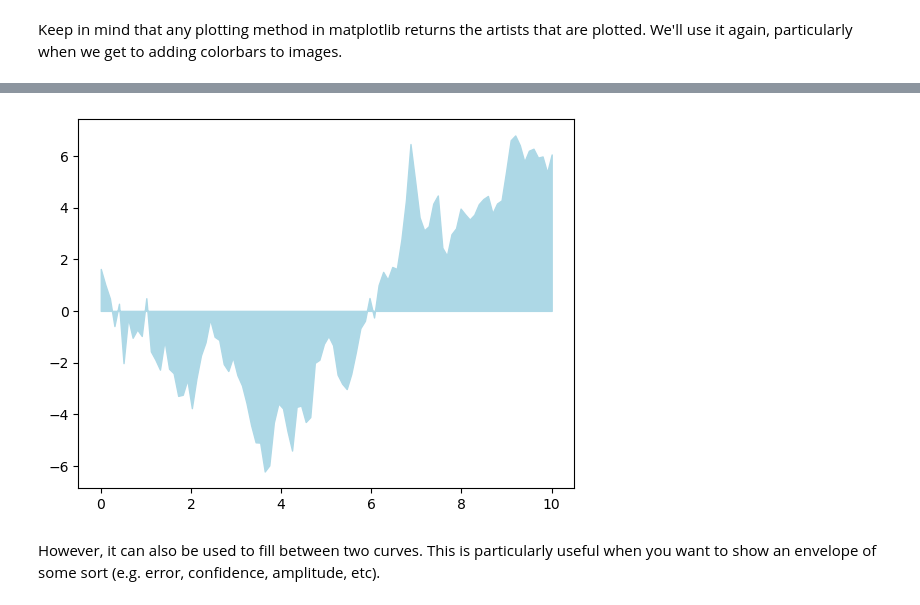
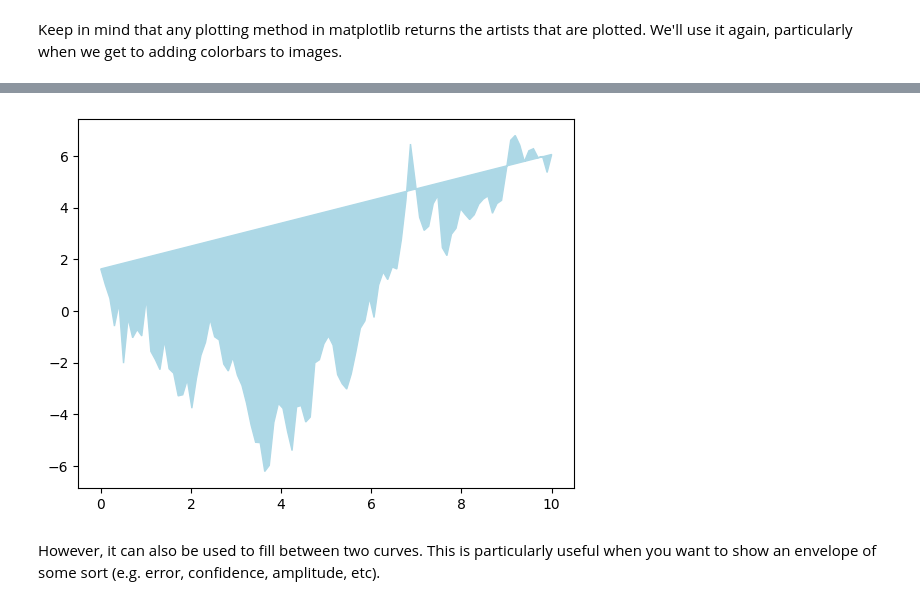
Before and after one commit to Chocobone/2025_DSV, a Jupyter notebook: swcon425_lec15_notebook_for_students_lab/swcon425-lec15-matplotlib-plotting_methods-lab.ipynb, the cells around one changed output, grey strips where cells are left out. Saved outputs shown, nothing was run; the diff lists cells and outputs as text; code cells hidden in the pictures.

```diff
--- a/swcon425_lec15_notebook_for_students_lab/swcon425-lec15-matplotlib-plotting_methods-lab.ipynb
+++ b/swcon425_lec15_notebook_for_students_lab/swcon425-lec15-matplotlib-plotting_methods-lab.ipynb
@@ -89,13 +89,13 @@ Of these functions, `ax.fill_between(...)` is probably the one you'll use the mo
 # %%
 np.random.seed(1)
 y = np.random.randn(100).cumsum()
 x = np.linspace(0, 10, 100)
 
 fig, ax = plt.subplots()
-#####
+ax.fill(x, y, color='lightblue')
 plt.show()
 # %% [output]
-[figure, old version]
+[figure, new version]
 # %% [markdown]
 However, it can also be used to fill between two curves.  This is particularly useful when you want to show an envelope of some sort (e.g. error, confidence, amplitude, etc).
 # %%
```
Also changed, not shown: parts of 8 cells of this notebook, 4 other files.
